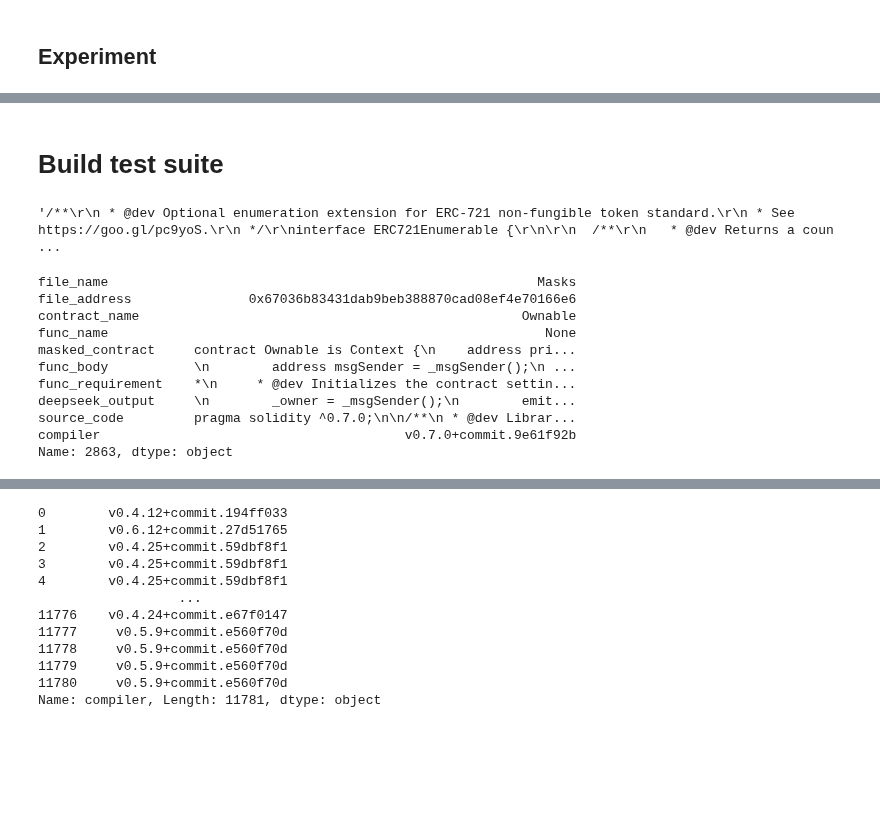
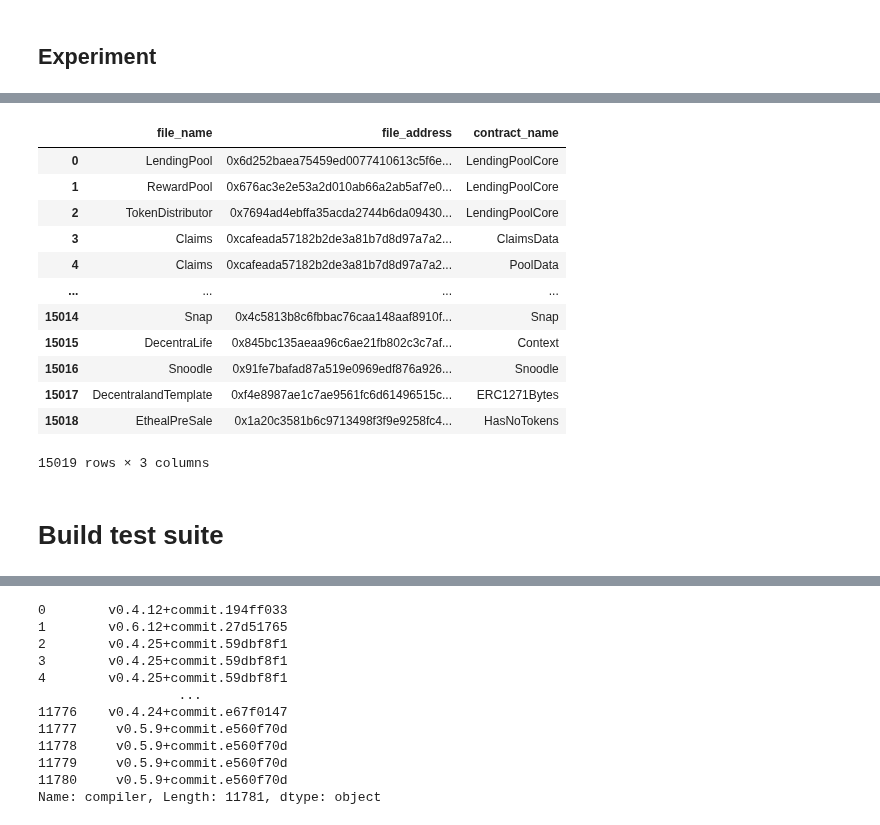
Before and after one commit to echodrift/code-generation, a Jupyter notebook: codegen.ipynb, the cells around one changed output, grey strips where cells are left out. Cells and saved outputs as stored; diff of their text form; code cells hidden in the pictures; blank space fills up the shorter version.

```diff
--- a/codegen.ipynb
+++ b/codegen.ipynb
@@ -380,25 +92,23 @@ len(train[train["source_code"].str.contains("import", regex=False)])
+# %%
+test_data["source_idx"].nunique()
+# %% [output]
+|  | file_name | file_address | contract_name |
+| 0 | LendingPool | 0x6d252baea75459ed0077410613c5f6e... | LendingPoolCore |
+| 1 | RewardPool | 0x676ac3e2e53a2d010ab66a2ab5af7e0... | LendingPoolCore |
+| 2 | TokenDistributor | 0x7694ad4ebffa35acda2744b6da09430... | LendingPoolCore |
+| 3 | Claims | 0xcafeada57182b2de3a81b7d8d97a7a2... | ClaimsData |
+| 4 | Claims | 0xcafeada57182b2de3a81b7d8d97a7a2... | PoolData |
+| ... | ... | ... | ... |
+| 15014 | Snap | 0x4c5813b8c6fbbac76caa148aaf8910f... | Snap |
+| 15015 | DecentraLife | 0x845bc135aeaa96c6ae21fb802c3c7af... | Context |
+| 15016 | Snoodle | 0x91fe7bafad87a519e0969edf876a926... | Snoodle |
+| 15017 | DecentralandTemplate | 0xf4e8987ae1c7ae9561fc6d61496515c... | ERC1271Bytes |
+| 15018 | EthealPreSale | 0x1a20c3581b6c9713498f3f9e9258fc4... | HasNoTokens |
+15019 rows × 3 columns
 # %% [markdown]
 # Build test suite
 # %%
 import pandas as pd
 test = pd.read_parquet("./data/test/test.parquet", engine="fastparquet")
-# %%
-test.loc[140, "source_code"]
-# %% [output]
-'/**\r\n * @dev Optional enumeration extension for ERC-721 non-fungible token standard.\r\n * See https://goo.gl/pc9yoS.\r\n */\r\ninterface ERC721Enumerable {\r\n\r\n  /**\r\n   * @dev Returns a coun ...
-# %%
-test.loc[2863]
-# %% [output]
-file_name                                                       Masks
-file_address               0x67036b83431dab9beb388870cad08ef4e70166e6
-contract_name                                                 Ownable
-func_name                                                        None
-masked_contract     contract Ownable is Context {\n    address pri...
-func_body           \n        address msgSender = _msgSender();\n ...
-func_requirement    *\n     * @dev Initializes the contract settin...
-deepseek_output     \n        _owner = _msgSender();\n        emit...
-source_code         pragma solidity ^0.7.0;\n\n/**\n * @dev Librar...
-compiler                                       v0.7.0+commit.9e61f92b
-Name: 2863, dtype: object
 # %%
 test_file = pd.read_parquet("./data/solfile/test_file.parquet", engine="fastparquet")
```
Also changed, not shown: parts of 39 cells of this notebook, 10 other files.
